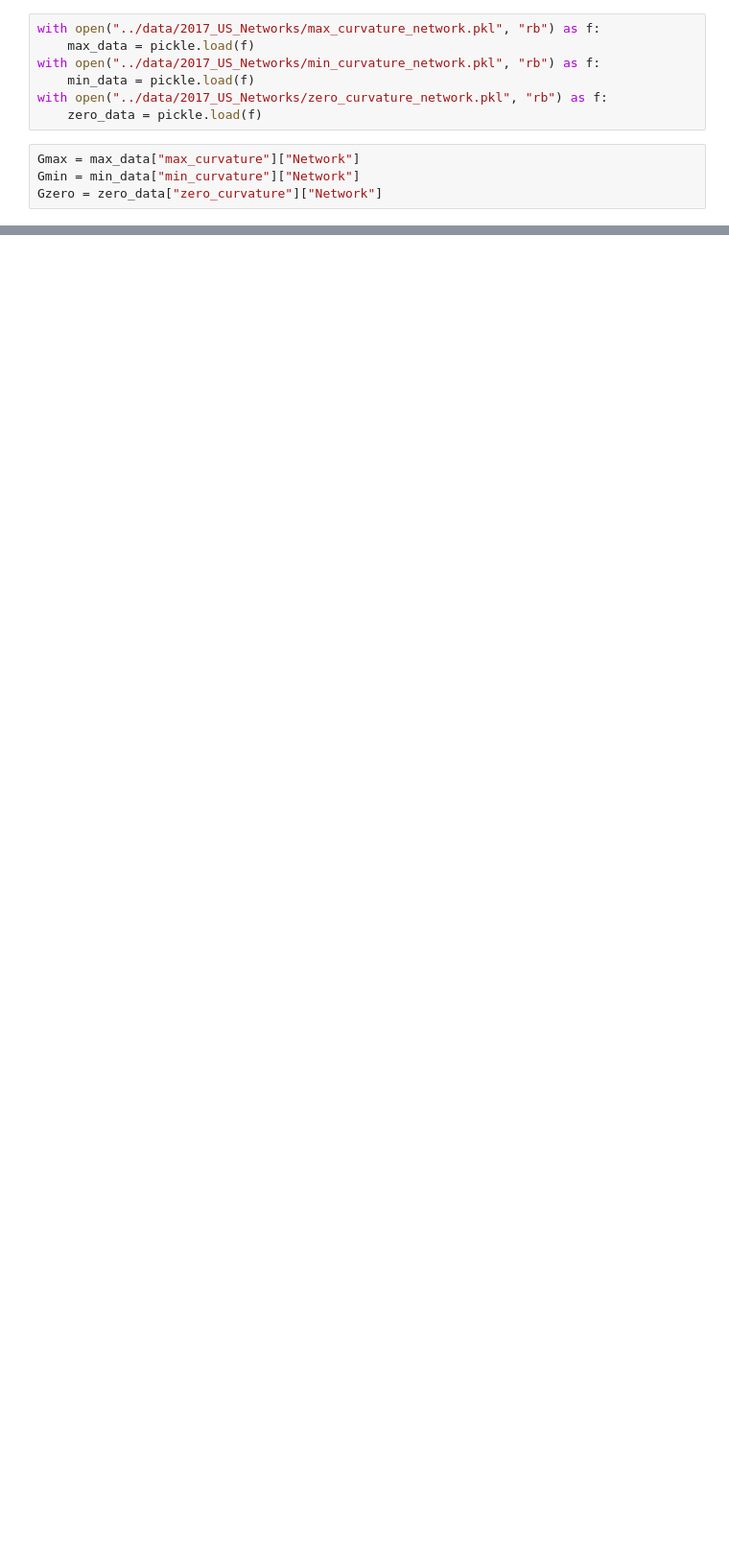
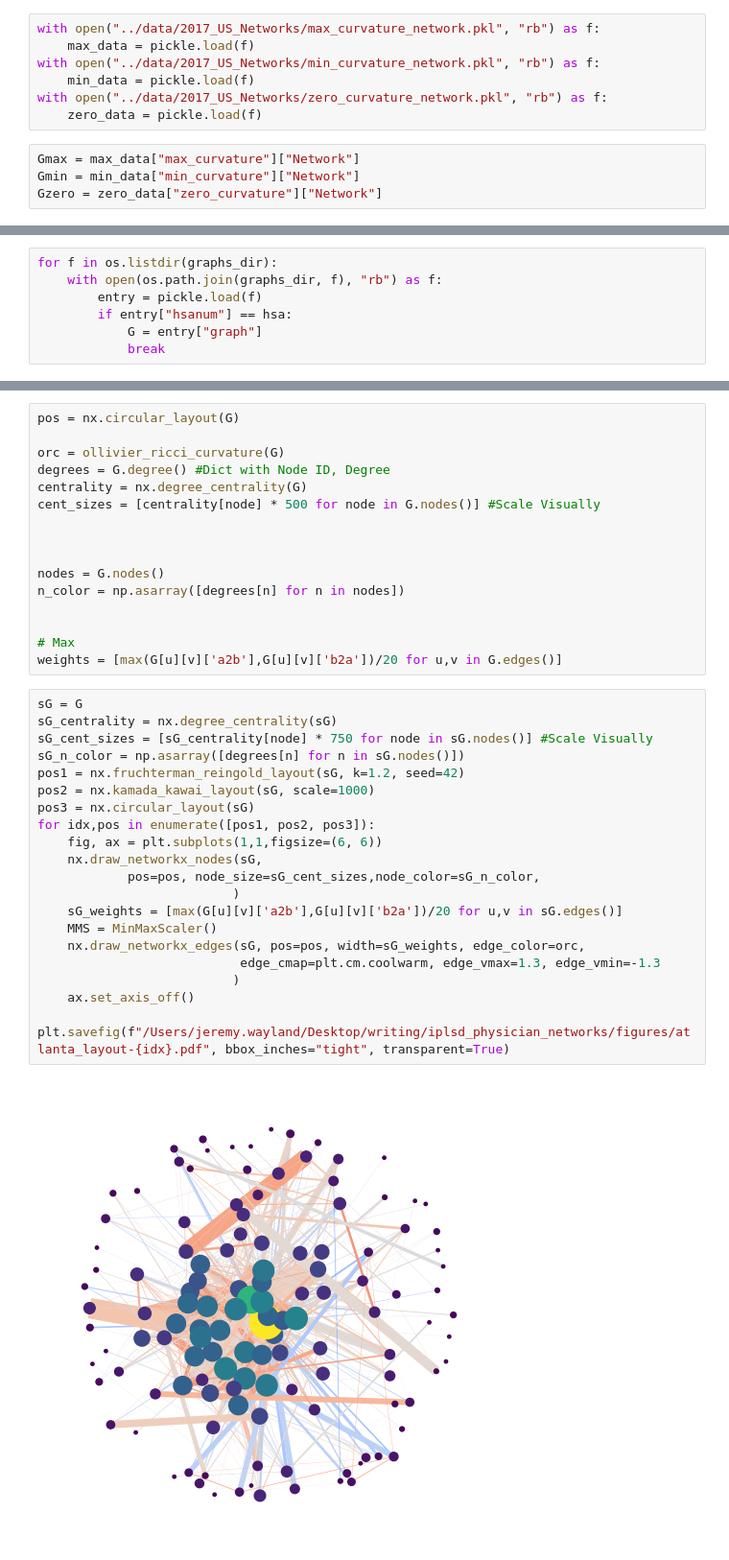
Before and after one commit to aidos-lab/apparent, a Jupyter notebook: notebooks/visualization.ipynb, the cells around one changed output, grey strips where cells are left out. Shown at 96% size. Cells and saved outputs as stored; diff of their text form; blank space fills up the shorter version.

```diff
--- a/notebooks/visualization.ipynb
+++ b/notebooks/visualization.ipynb
@@ -442,0 +550,7 @@ plt.savefig(f"../figures/max-curvature-example.pdf", bbox_inches="tight", transp
+# %%
+for f in os.listdir(graphs_dir):
+    with open(os.path.join(graphs_dir, f), "rb") as f:
+        entry = pickle.load(f)
+        if entry["hsanum"] == hsa:
+            G = entry["graph"]
+            break
@@ -442,0 +561,38 @@ plt.savefig(f"../figures/max-curvature-example.pdf", bbox_inches="tight", transp
+# %%
+pos = nx.circular_layout(G)
+
+orc = ollivier_ricci_curvature(G)
+degrees = G.degree() #Dict with Node ID, Degree
+centrality = nx.degree_centrality(G)
+cent_sizes = [centrality[node] * 500 for node in G.nodes()] #Scale Visually
+
+
+
+nodes = G.nodes()
+n_color = np.asarray([degrees[n] for n in nodes])
+
+
+# Max
+weights = [max(G[u][v]['a2b'],G[u][v]['b2a'])/20 for u,v in G.edges()]
+# %%
+sG = G
+sG_centrality = nx.degree_centrality(sG)
+sG_cent_sizes = [sG_centrality[node] * 750 for node in sG.nodes()] #Scale Visually
+sG_n_color = np.asarray([degrees[n] for n in sG.nodes()])
+pos1 = nx.fruchterman_reingold_layout(sG, k=1.2, seed=42)
+pos2 = nx.kamada_kawai_layout(sG, scale=1000)
+pos3 = nx.circular_layout(sG)
+for idx,pos in enumerate([pos1, pos2, pos3]):
+    fig, ax = plt.subplots(1,1,figsize=(6, 6))
+    nx.draw_networkx_nodes(sG,
+            pos=pos, node_size=sG_cent_sizes,node_color=sG_n_color,
+                          )
+    sG_weights = [max(G[u][v]['a2b'],G[u][v]['b2a'])/20 for u,v in sG.edges()]
+    MMS = MinMaxScaler()
+    nx.draw_networkx_edges(sG, pos=pos, width=sG_weights, edge_color=orc,
+                           edge_cmap=plt.cm.coolwarm, edge_vmax=1.3, edge_vmin=-1.3
+                          )
+    ax.set_axis_off()
+    plt.savefig(f"/Users/jeremy.wayland/Desktop/writing/iplsd_physician_networks/figures/atlanta_layout-{idx}.pdf", bbox_inches="tight", transparent=True)
+# %% [output]
+[figure, added]
```
Also changed, not shown: parts of 33 cells of this notebook, 23 other files.
